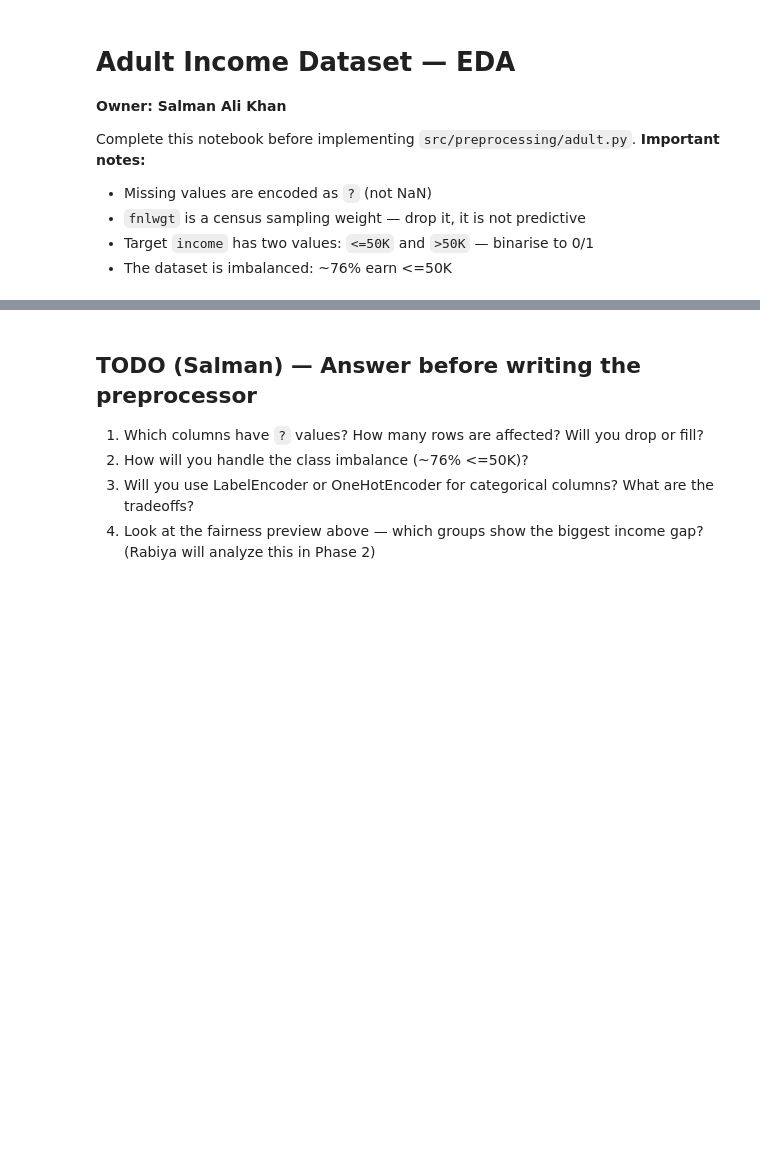
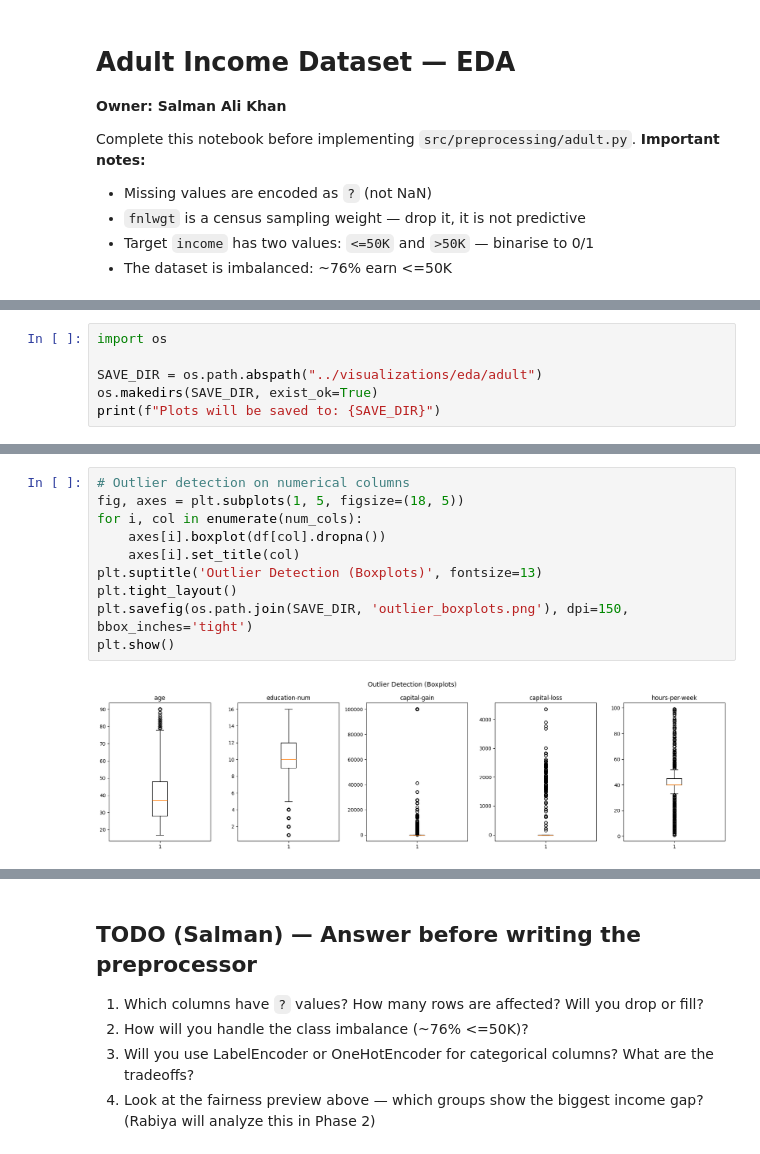
Before and after one commit to 1amIbrahim/XAI, a Jupyter notebook: notebooks/adult_eda.ipynb, the cells around one changed output, grey strips where cells are left out. Drawn from its saved outputs; the diff is of its cells as text; blank space fills up the shorter version.

Commit message:
Complete merge run and added visualization in training and eda

```diff
--- a/notebooks/adult_eda.ipynb
+++ b/notebooks/adult_eda.ipynb
@@ -32,0 +36,6 @@ print((df == '?').sum())
+# %%
+import os
+
+SAVE_DIR = os.path.abspath("../visualizations/eda/adult")
+os.makedirs(SAVE_DIR, exist_ok=True)
+print(f"Plots will be saved to: {SAVE_DIR}")
@@ -88,3 +118,15 @@ plt.show()
+# %%
+# Outlier detection on numerical columns
+fig, axes = plt.subplots(1, 5, figsize=(18, 5))
+for i, col in enumerate(num_cols):
+    axes[i].boxplot(df[col].dropna())
+    axes[i].set_title(col)
+plt.suptitle('Outlier Detection (Boxplots)', fontsize=13)
+plt.tight_layout()
+plt.savefig(os.path.join(SAVE_DIR, 'outlier_boxplots.png'), dpi=150, bbox_inches='tight')
+plt.show()
+# %% [output]
+[figure, added]
 # %%
 # Outlier detection on numerical columns
 fig, axes = plt.subplots(1, 5, figsize=(18, 5))
```
Also changed, not shown: parts of 9 cells of this notebook, 29 other files.
